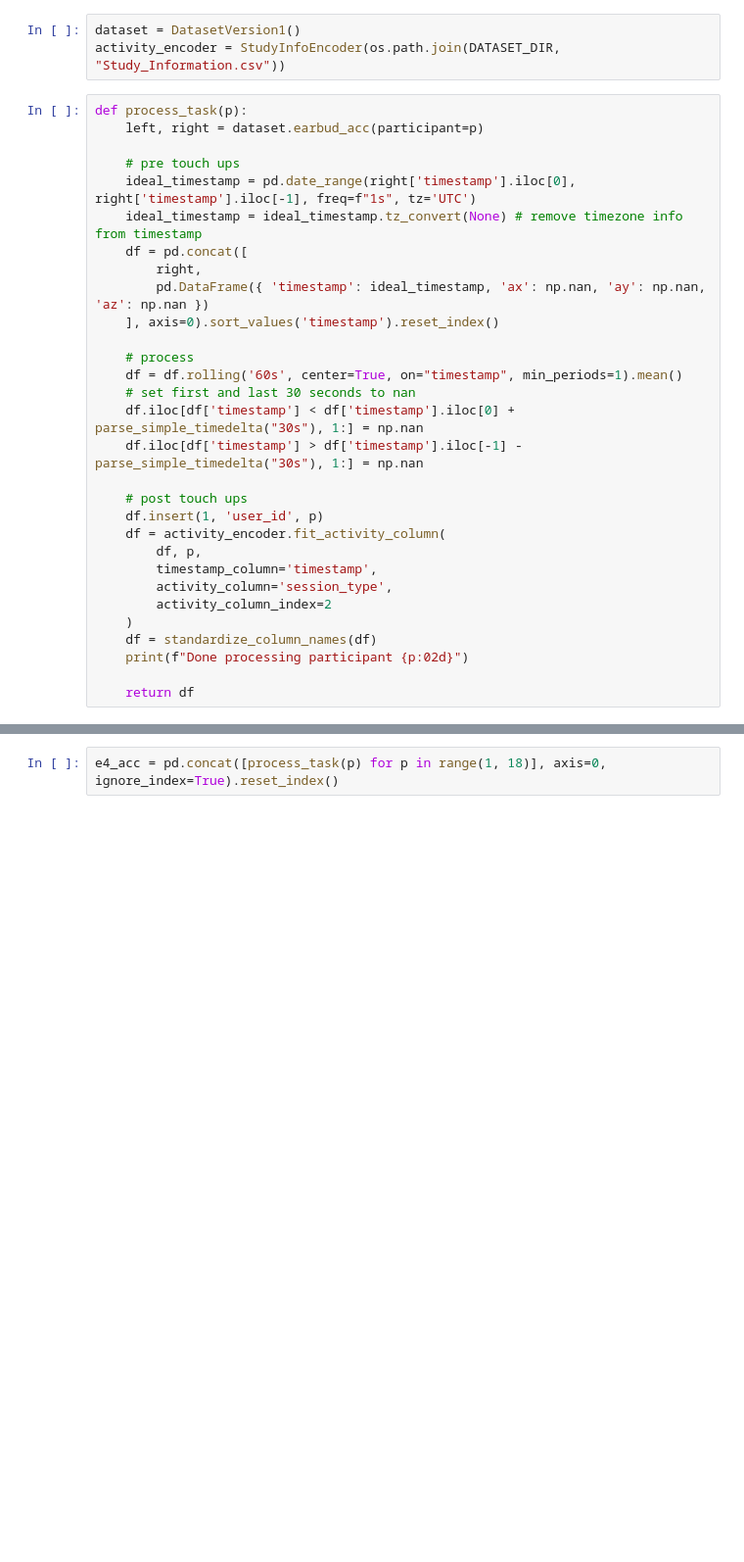
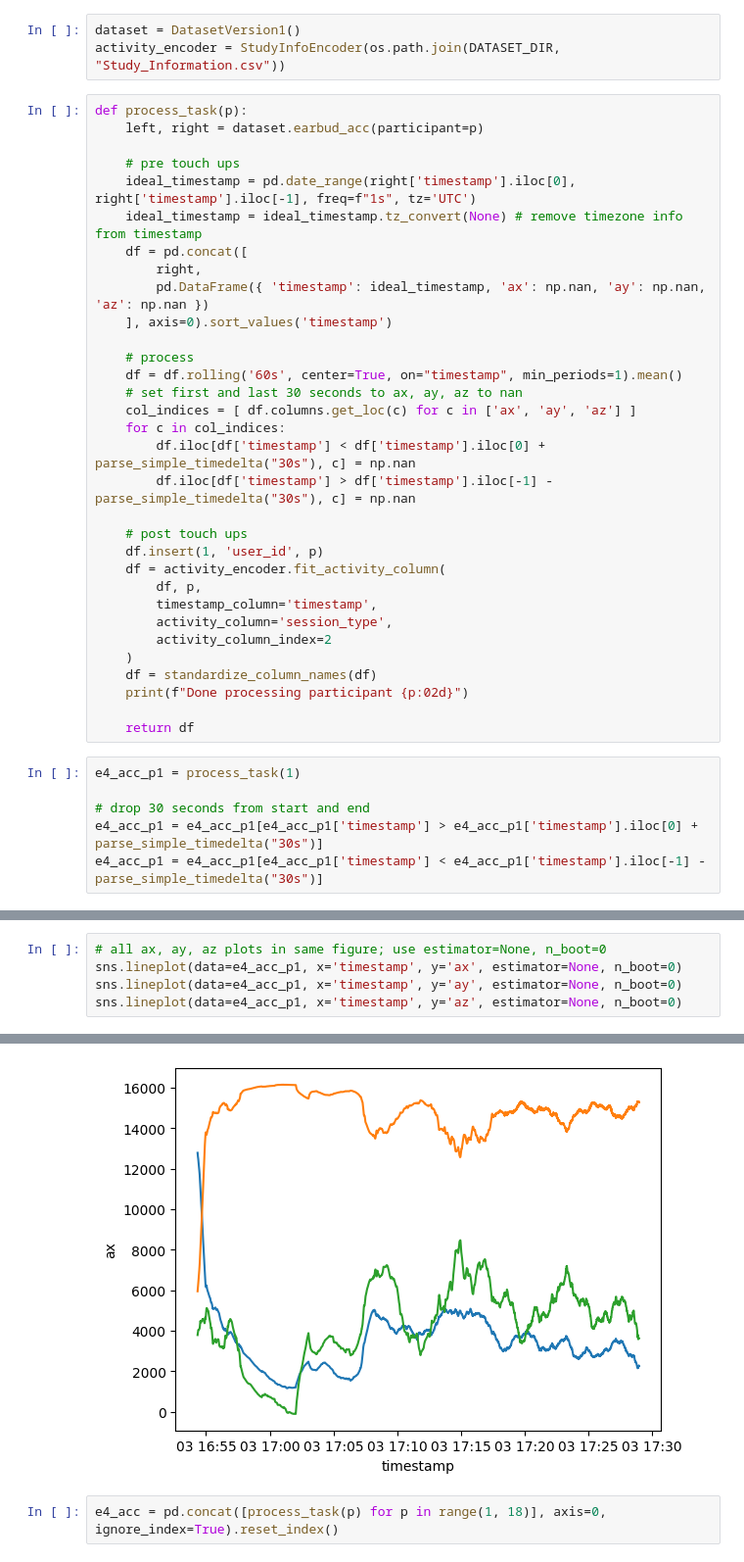
Before and after one commit to FYP-22-23-EEE/weee-preprocess, a Jupyter notebook: notebooks/EARBUDS/ACC.ipynb, the cells around one changed output, grey strips where cells are left out. Shown: that part at 98% size. Saved outputs shown, nothing was run; the diff lists cells and outputs as text; blank space fills up the shorter version.

Commit message:
add visualization to acc

```diff
--- a/notebooks/EARBUDS/ACC.ipynb
+++ b/notebooks/EARBUDS/ACC.ipynb
@@ -31,13 +32,15 @@ def process_task(p):
     df = pd.concat([
         right,
         pd.DataFrame({ 'timestamp': ideal_timestamp, 'ax': np.nan, 'ay': np.nan, 'az': np.nan })
-    ], axis=0).sort_values('timestamp').reset_index()
+    ], axis=0).sort_values('timestamp')
 
     # process
     df = df.rolling('60s', center=True, on="timestamp", min_periods=1).mean()
-    # set first and last 30 seconds to nan
-    df.iloc[df['timestamp'] < df['timestamp'].iloc[0] + parse_simple_timedelta("30s"), 1:] = np.nan
-    df.iloc[df['timestamp'] > df['timestamp'].iloc[-1] - parse_simple_timedelta("30s"), 1:] = np.nan
+    # set first and last 30 seconds to ax, ay, az to nan
+    col_indices = [ df.columns.get_loc(c) for c in ['ax', 'ay', 'az'] ]
+    for c in col_indices:
+        df.iloc[df['timestamp'] < df['timestamp'].iloc[0] + parse_simple_timedelta("30s"), c] = np.nan
+        df.iloc[df['timestamp'] > df['timestamp'].iloc[-1] - parse_simple_timedelta("30s"), c] = np.nan
 
     # post touch ups
     df.insert(1, 'user_id', p)
@@ -51,3 +54,9 @@ def process_task(p):
     print(f"Done processing participant {p:02d}")
 
     return df
+# %%
+e4_acc_p1 = process_task(1)
+
+# drop 30 seconds from start and end
+e4_acc_p1 = e4_acc_p1[e4_acc_p1['timestamp'] > e4_acc_p1['timestamp'].iloc[0] + parse_simple_timedelta("30s")]
+e4_acc_p1 = e4_acc_p1[e4_acc_p1['timestamp'] < e4_acc_p1['timestamp'].iloc[-1] - parse_simple_timedelta("30s")]
@@ -53,0 +65,6 @@ def process_task(p):
+# %%
+# all ax, ay, az plots in same figure; use estimator=None, n_boot=0
+sns.lineplot(data=e4_acc_p1, x='timestamp', y='ax', estimator=None, n_boot=0)
+sns.lineplot(data=e4_acc_p1, x='timestamp', y='ay', estimator=None, n_boot=0)
+sns.lineplot(data=e4_acc_p1, x='timestamp', y='az', estimator=None, n_boot=0)
+# %% [output]
@@ -54,3 +72,4 @@ def process_task(p):
+[figure, added]
 # %%
 e4_acc = pd.concat([process_task(p) for p in range(1, 18)], axis=0, ignore_index=True).reset_index()
 # %% [output]
```
Also changed, not shown: parts of 4 cells of this notebook, 3 other files.
